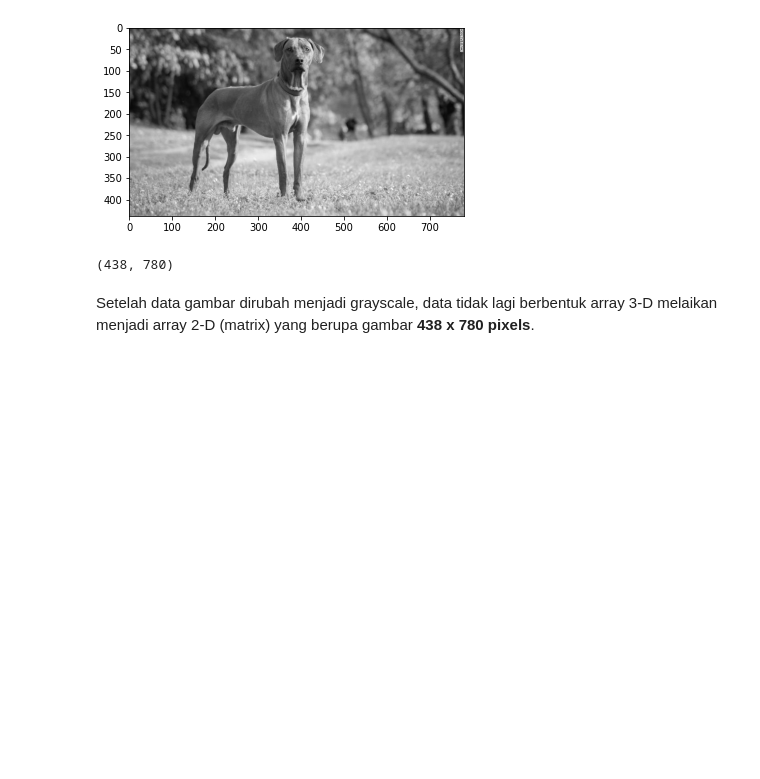
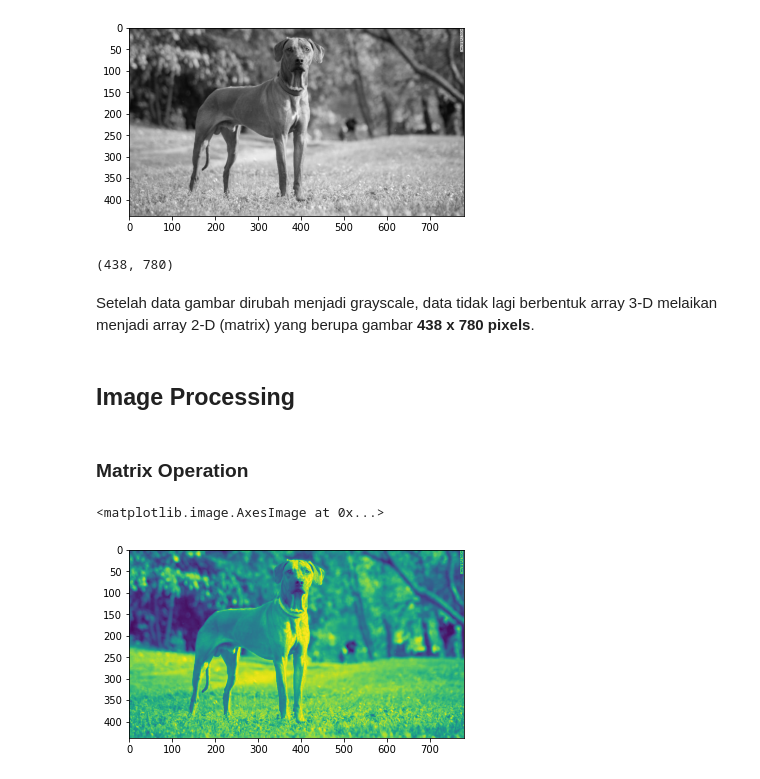
Before and after one commit to Penzragon/h8dsft_P0W2, a Jupyter notebook: script.ipynb, the cells around one changed output. Drawn from its saved outputs; the diff is of its cells as text; code cells hidden in the pictures; blank space fills up the shorter version.

Commit message:
Add image processing section (no documentation)

```diff
--- a/script.ipynb
+++ b/script.ipynb
@@ -132,3 +132,12 @@ Gray.shape
 (438, 780)
 # %% [markdown]
 Setelah data gambar dirubah menjadi grayscale, data tidak lagi berbentuk array 3-D melaikan menjadi array 2-D (matrix) yang berupa gambar **438 x 780 pixels**.
+# %% [markdown]
+## Image Processing
+# %% [markdown]
+### Matrix Operation
+# %%
+plt.imshow(Red)
+# %% [output]
+<matplotlib.image.AxesImage at 0x...>
+[figure, added]
```
Also changed, not shown: parts of 14 cells of this notebook.
